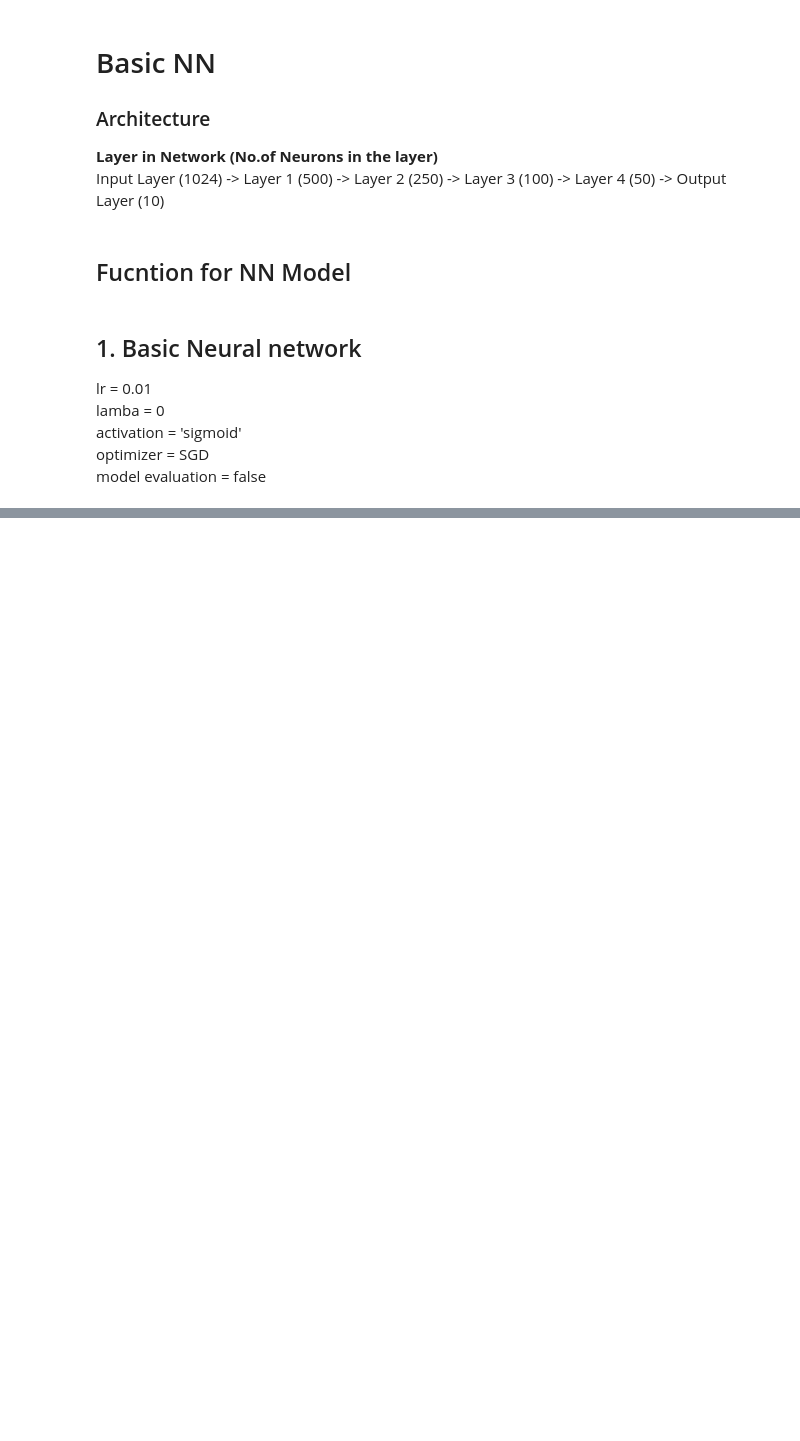
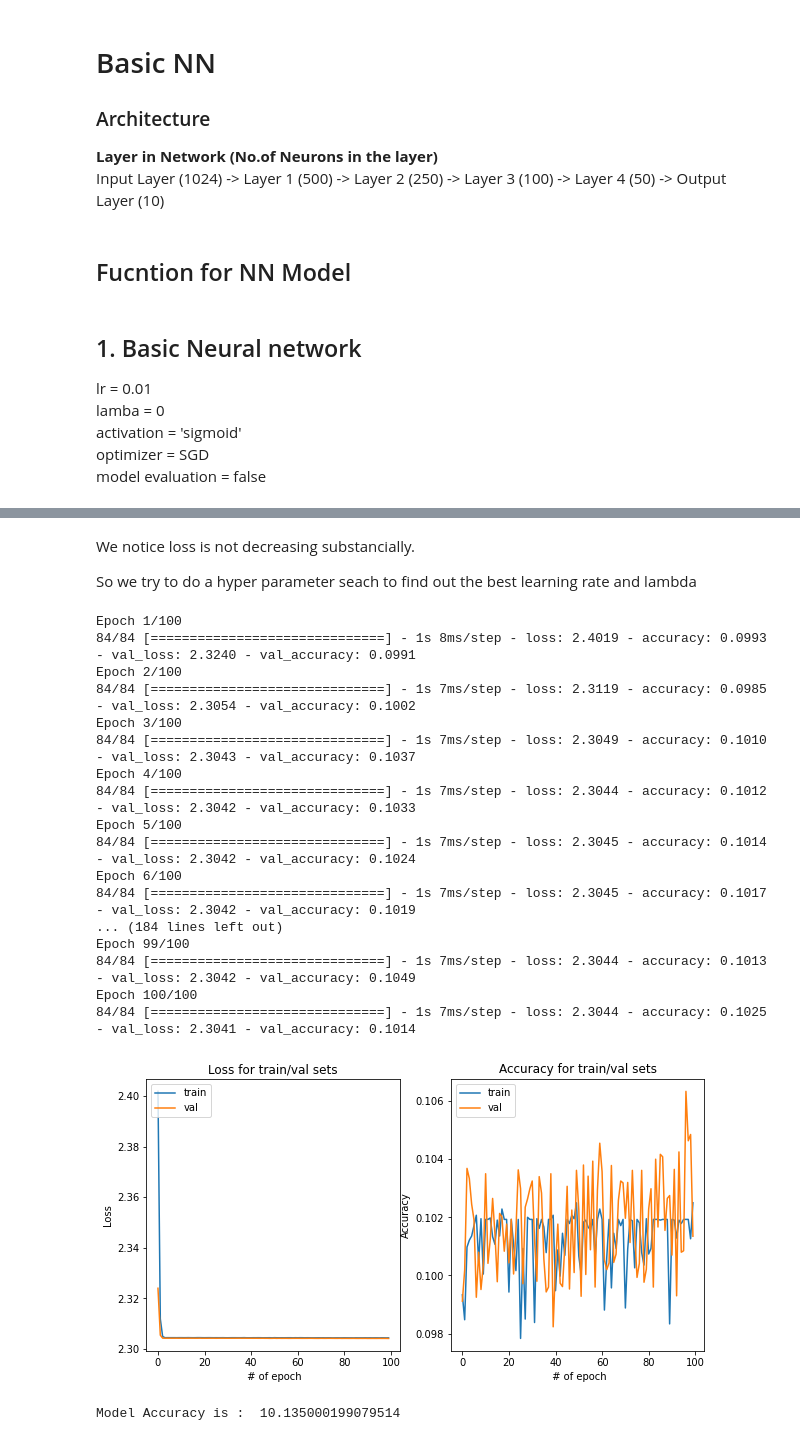
Before and after one commit to CHYaswanth/SVHN-Image-classification, a Jupyter notebook: SVHN_Digit_Classification.ipynb, the cells around one changed output, grey strips where cells are left out. Saved outputs shown, nothing was run; the diff lists cells and outputs as text; code cells hidden in the pictures; blank space fills up the shorter version.

```diff
--- a/SVHN_Digit_Classification.ipynb
+++ b/SVHN_Digit_Classification.ipynb
@@ -257,0 +337,31 @@ Epoch 10/10
+# %% [markdown]
+We notice loss is not decreasing substancially.
+
+So we try to do a hyper parameter seach to find out the best learning rate and lambda
+# %%
+lr = 1e-3
+Lambda = 1e-4
+
+tune_model_1 = NN_model(100, lr, Lambda, activation='sigmoid', optimizer='SGD')
+
+print('Model Accuracy is : ', tune_model_1[1][1]*100)
+# %% [output]
+Epoch 1/100
+84/84 [==============================] - 1s 8ms/step - loss: 2.4019 - accuracy: 0.0993 - val_loss: 2.3240 - val_accuracy: 0.0991
+Epoch 2/100
+84/84 [==============================] - 1s 7ms/step - loss: 2.3119 - accuracy: 0.0985 - val_loss: 2.3054 - val_accuracy: 0.1002
+Epoch 3/100
+84/84 [==============================] - 1s 7ms/step - loss: 2.3049 - accuracy: 0.1010 - val_loss: 2.3043 - val_accuracy: 0.1037
+Epoch 4/100
+84/84 [==============================] - 1s 7ms/step - loss: 2.3044 - accuracy: 0.1012 - val_loss: 2.3042 - val_accuracy: 0.1033
+Epoch 5/100
+84/84 [==============================] - 1s 7ms/step - loss: 2.3045 - accuracy: 0.1014 - val_loss: 2.3042 - val_accuracy: 0.1024
+Epoch 6/100
+84/84 [==============================] - 1s 7ms/step - loss: 2.3045 - accuracy: 0.1017 - val_loss: 2.3042 - val_accuracy: 0.1019
+... (184 lines left out)
+Epoch 99/100
+84/84 [==============================] - 1s 7ms/step - loss: 2.3044 - accuracy: 0.1013 - val_loss: 2.3042 - val_accuracy: 0.1049
+Epoch 100/100
+84/84 [==============================] - 1s 7ms/step - loss: 2.3044 - accuracy: 0.1025 - val_loss: 2.3041 - val_accuracy: 0.1014
+[figure, added]
+Model Accuracy is :  10.135000199079514
```
Also changed, not shown: parts of 15 cells of this notebook.
